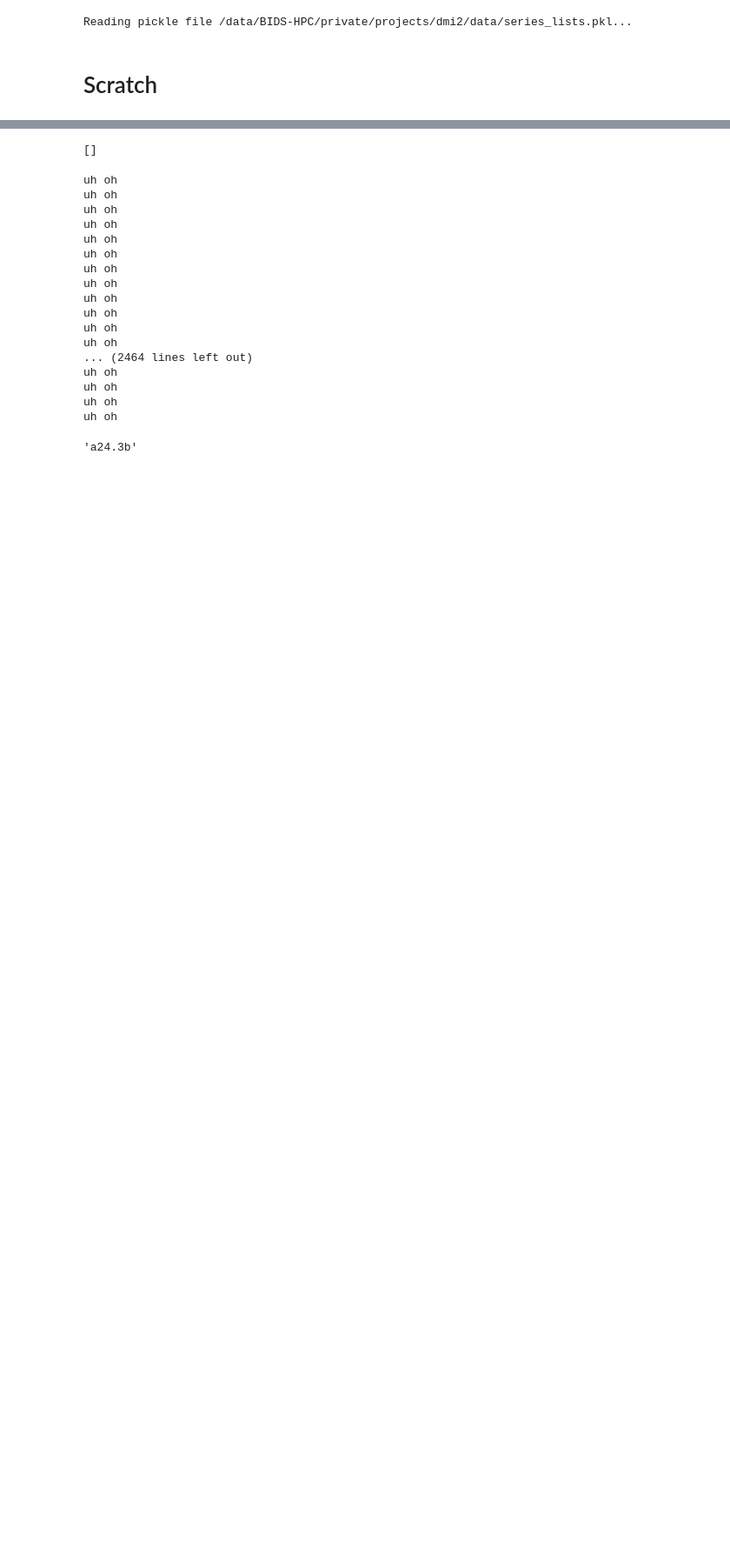
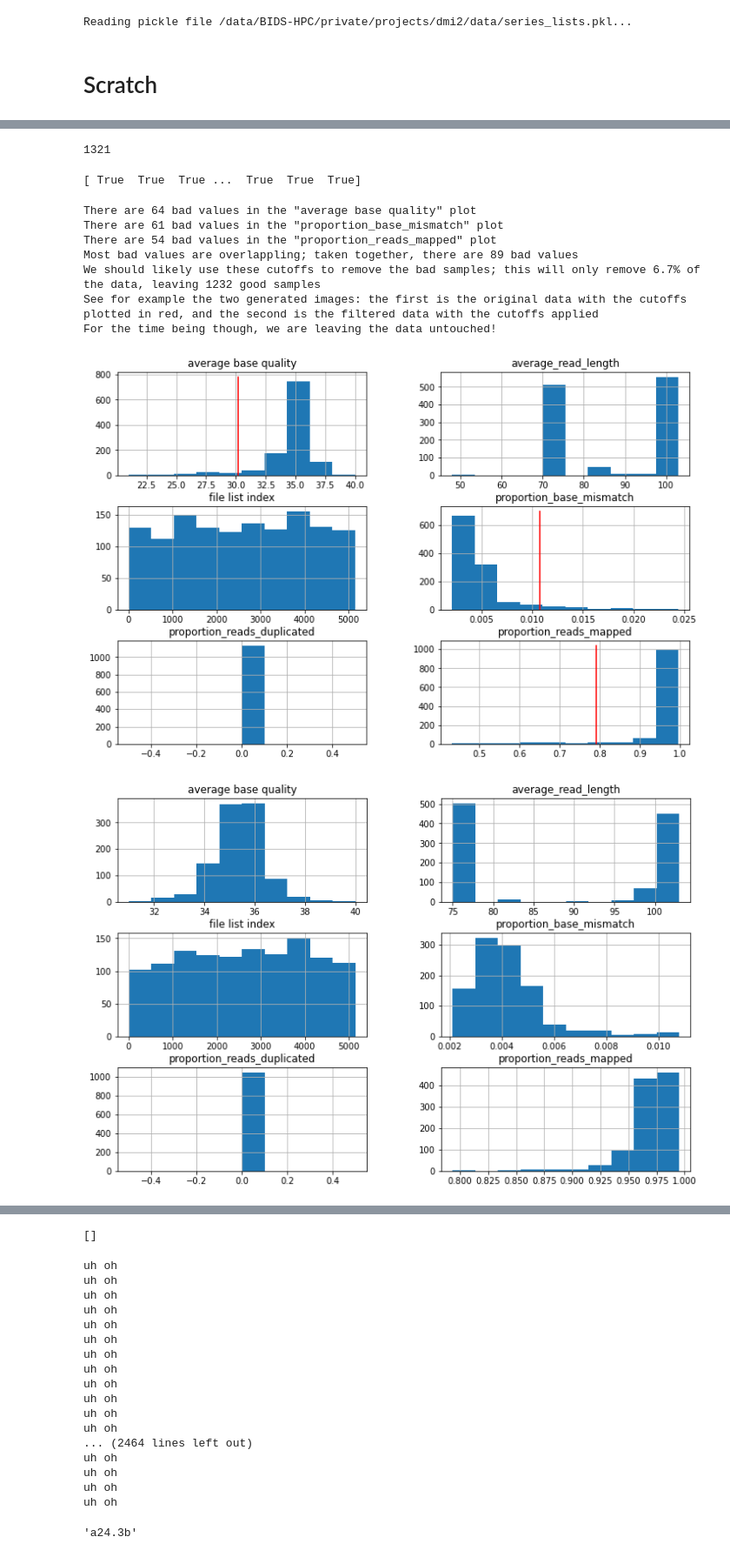
Before and after one commit to andrew-weisman/target_classification, a Jupyter notebook: main.ipynb, the cells around one changed output, grey strips where cells are left out. Shown at 87% size. Drawn from its saved outputs; the diff is of its cells as text; code cells hidden in the pictures; blank space fills up the shorter version.

```diff
--- a/main.ipynb
+++ b/main.ipynb
@@ -20,0 +48,57 @@ Reading pickle file /data/BIDS-HPC/private/projects/dmi2/data/series_lists.pkl..
+# %%
+len(df_samples.index.unique())
+# %% [output]
+1321
+# %%
+import numpy as np
+print(np.full((len(df_samples),), True))
+# %% [output]
+[ True  True  True ...  True  True  True]
+# %%
+import numpy as np
+# import matplotlib.pyplot as plt
+# fig_all, ax_all = plt.subplots(nrows=1, ncols=2, figsize=(24,8))
+ax_hist = df_samples.hist(figsize=(12,8))
+#ax_hist = df_samples.hist(ax=ax_all[0])
+nstd = 2
+# cutoffs = [
+#     df_samples['average base quality'].mean() - nstd*df_samples['average base quality'].std(),
+#     df_samples['proportion_base_mismatch'].mean() + nstd*df_samples['proportion_base_mismatch'].std(),
+#     df_samples['proportion_reads_mapped'].mean() - nstd*df_samples['proportion_reads_mapped'].std()
+# ]
+columns = ['average base quality', 'proportion_base_mismatch', 'proportion_reads_mapped']
+higher_is_better = [True, False, True]
+sp_locs = [(0,0), (1,1), (2,1)]
+valid_ind = np.full((len(df_samples),), True)
+for col, hib, sp_loc in zip(columns, higher_is_better, sp_locs):
+    sign = -2*int(hib) + 1
+    vals = df_samples[col]
+    cutoff = vals.mean() + sign*nstd*vals.std()
+    ax = ax_hist[sp_loc]
+    ylim = ax.get_ylim()
+    ax.plot([cutoff,cutoff], ylim, 'r')
+
+    bad_vals = (sign*vals) > (sign*cutoff)
+    print('There are {} bad values in the "{}" plot'.format(sum(bad_vals), col))
+    valid_ind[bad_vals]=False
+
+ntot = len(valid_ind)
+nbad_tot = ntot - sum(valid_ind)
+print('Most bad values are overlappling; taken together, there are {} bad values'.format(nbad_tot))
+print('We should likely use these cutoffs to remove the bad samples; this will only remove {:3.1f}% of the data, leaving {} good samples'.format(nbad_tot/ntot*100, ntot-nbad_tot))
+print('See for example the two generated images: the first is the original data with the cutoffs plotted in red, and the second is the filtered data with the cutoffs applied')
+print('For the time being though, we are leaving the data untouched!')
+
+ax_hist2 = df_samples.iloc[valid_ind,:].hist(figsize=(12,8))
+#ax_hist2 = df_samples.iloc[valid_ind,:].hist(ax=ax_all[1])
+#ax_hist = df_samples.hist(ax=ax_all[0])
+# %% [output]
+There are 64 bad values in the "average base quality" plot
+There are 61 bad values in the "proportion_base_mismatch" plot
+There are 54 bad values in the "proportion_reads_mapped" plot
+Most bad values are overlappling; taken together, there are 89 bad values
+We should likely use these cutoffs to remove the bad samples; this will only remove 6.7% of the data, leaving 1232 good samples
+See for example the two generated images: the first is the original data with the cutoffs plotted in red, and the second is the filtered data with the cutoffs applied
+For the time being though, we are leaving the data untouched!
+[figure, added]
+[figure, added]
```
Also changed, not shown: parts of 27 cells of this notebook, 2 other files.
